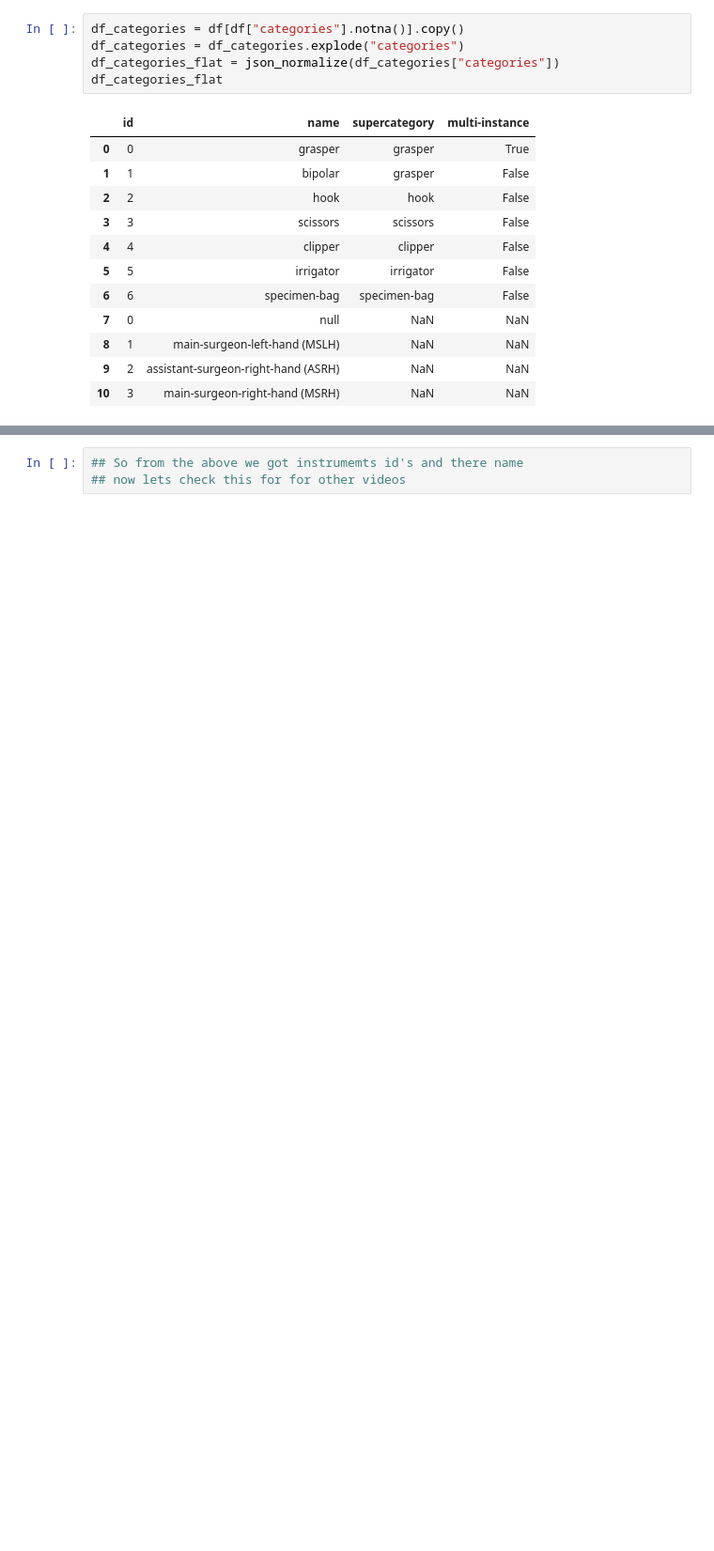
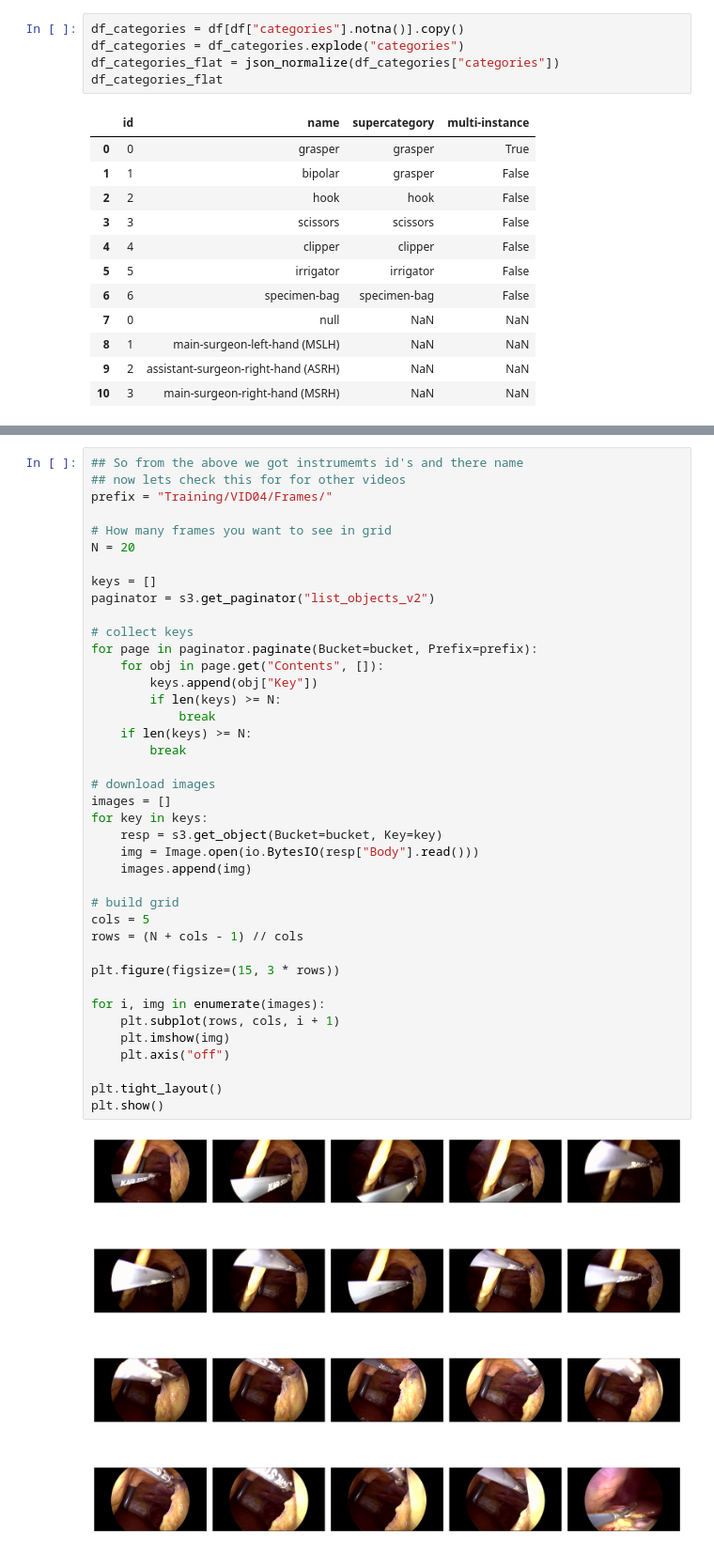
Before and after one commit to rayyanrbj09/SurgiMind, a Jupyter notebook: data_analysis.ipynb, the cells around one changed output, grey strips where cells are left out. Shown at 94% size. Saved outputs shown, nothing was run; the diff lists cells and outputs as text; blank space fills up the shorter version.

```diff
--- a/data_analysis.ipynb
+++ b/data_analysis.ipynb
@@ -293,3 +385,42 @@ df_categories_flat
 # %%
 ## So from the above we got instrumemts id's and there name
 ## now lets check this for for other videos
+prefix = "Training/VID04/Frames/"
+
+# How many frames you want to see in grid
+N = 20
+
+keys = []
+paginator = s3.get_paginator("list_objects_v2")
+
+# collect keys
+for page in paginator.paginate(Bucket=bucket, Prefix=prefix):
+    for obj in page.get("Contents", []):
+        keys.append(obj["Key"])
+        if len(keys) >= N:
+            break
+    if len(keys) >= N:
+        break
+
+# download images
+images = []
+for key in keys:
+    resp = s3.get_object(Bucket=bucket, Key=key)
+    img = Image.open(io.BytesIO(resp["Body"].read()))
+    images.append(img)
+
+# build grid
+cols = 5
+rows = (N + cols - 1) // cols
+
+plt.figure(figsize=(15, 3 * rows))
+
+for i, img in enumerate(images):
+    plt.subplot(rows, cols, i + 1)
+    plt.imshow(img)
+    plt.axis("off")
+
+plt.tight_layout()
+plt.show()
+# %% [output]
+[figure, added]
```
Also changed, not shown: parts of 30 cells of this notebook.
